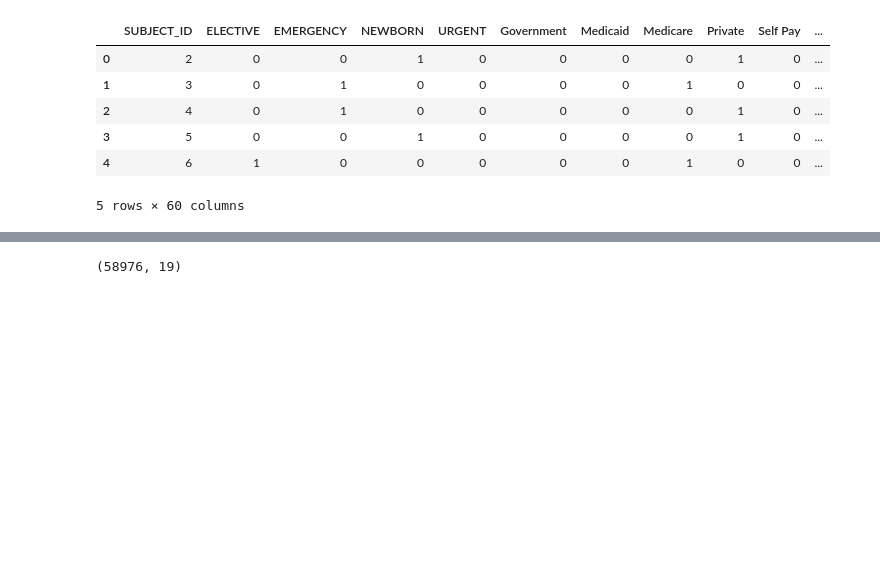
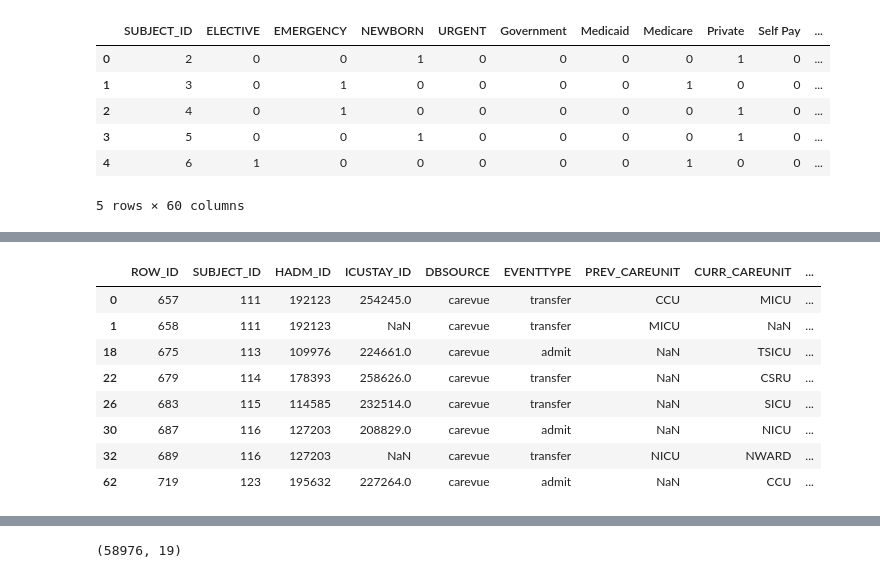
Before and after one commit to kathy908000/Health-Care-Research, a Jupyter notebook: MIMICIII-Matrixfinal.ipynb, the cells around one changed output, grey strips where cells are left out. Saved outputs shown, nothing was run; the diff lists cells and outputs as text; code cells hidden in the pictures; blank space fills up the shorter version.

```diff
--- a/MIMICIII-Matrixfinal.ipynb
+++ b/MIMICIII-Matrixfinal.ipynb
@@ -1357,0 +1494,13 @@ new.head()
+# %%
+#diff careunit
+ldf.drop_duplicates(subset='CURR_CAREUNIT', keep='first', inplace=False)
+# %% [output]
+|  | ROW_ID | SUBJECT_ID | HADM_ID | ICUSTAY_ID | DBSOURCE | EVENTTYPE | PREV_CAREUNIT | CURR_CAREUNIT | ... |
+| 0 | 657 | 111 | 192123 | 254245.0 | carevue | transfer | CCU | MICU | ... |
+| 1 | 658 | 111 | 192123 | NaN | carevue | transfer | MICU | NaN | ... |
+| 18 | 675 | 113 | 109976 | 224661.0 | carevue | admit | NaN | TSICU | ... |
+| 22 | 679 | 114 | 178393 | 258626.0 | carevue | transfer | NaN | CSRU | ... |
+| 26 | 683 | 115 | 114585 | 232514.0 | carevue | transfer | NaN | SICU | ... |
+| 30 | 687 | 116 | 127203 | 208829.0 | carevue | admit | NaN | NICU | ... |
+| 32 | 689 | 116 | 127203 | NaN | carevue | transfer | NICU | NWARD | ... |
+| 62 | 719 | 123 | 195632 | 227264.0 | carevue | admit | NaN | CCU | ... |
```
Also changed, not shown: parts of 23 cells of this notebook.
